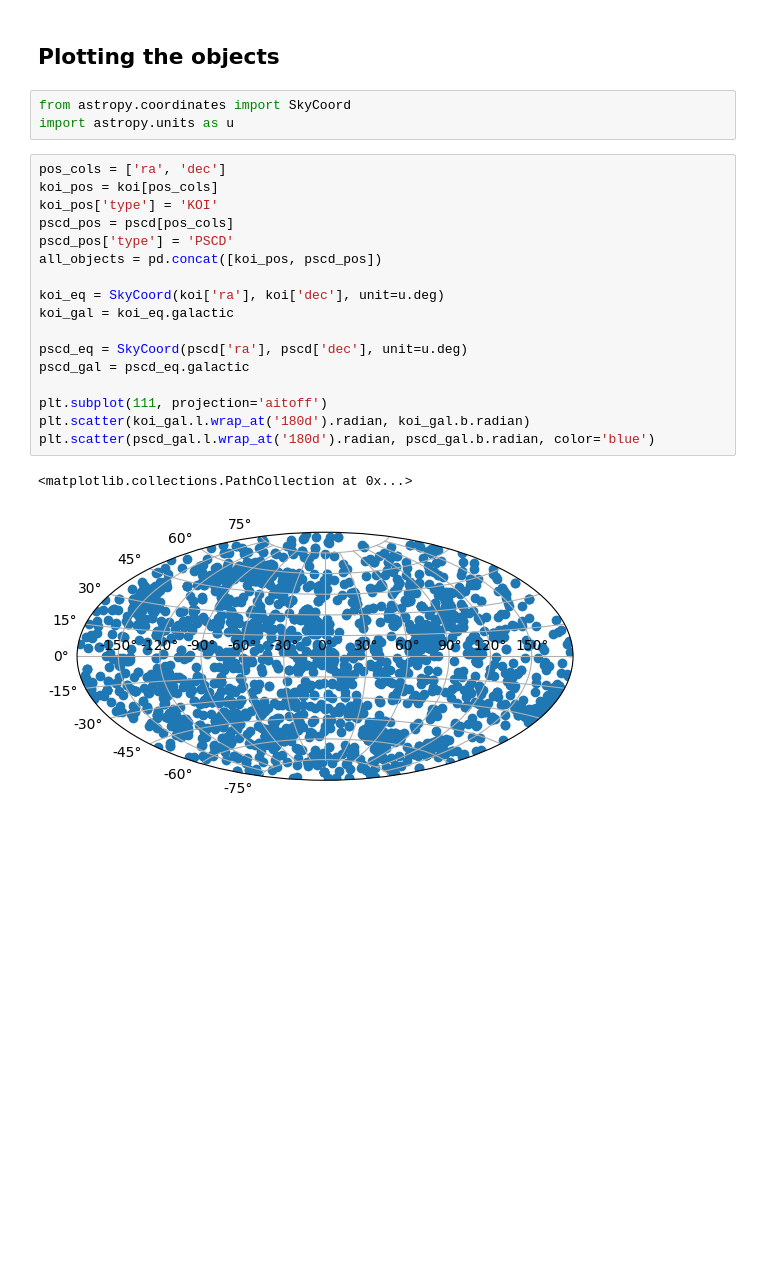
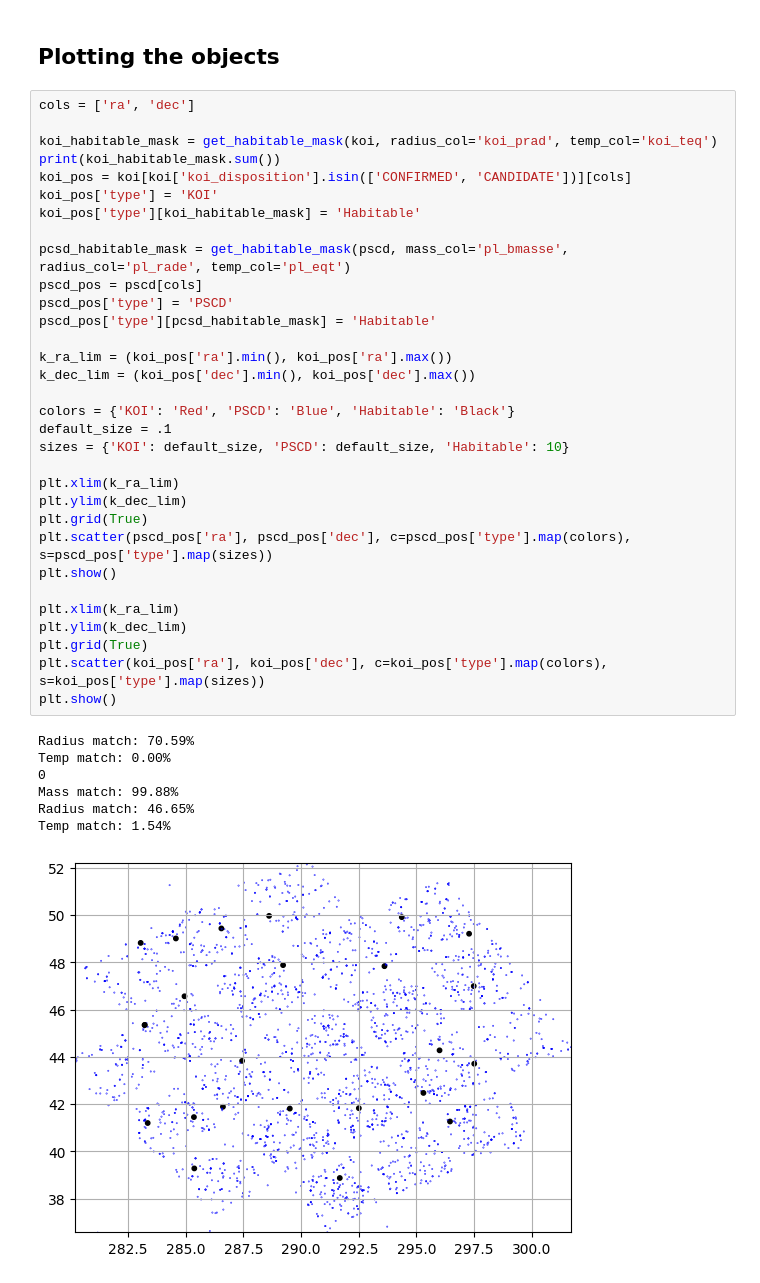
Before and after one commit to Jakkaps/data_c200-grad-project, a Jupyter notebook: analysis/eda.ipynb, the cells around one changed output. Cells and saved outputs as stored; diff of their text form; blank space fills up the shorter version.

```diff
--- a/analysis/eda.ipynb
+++ b/analysis/eda.ipynb
@@ -116,25 +82,42 @@ Temp match: 6.40%
 # %% [markdown]
 ## Plotting the objects
-# %%
-from astropy.coordinates import SkyCoord
-import astropy.units as u
-# %%
-pos_cols = ['ra', 'dec']
-koi_pos = koi[pos_cols]
-koi_pos['type'] = 'KOI'
-pscd_pos = pscd[pos_cols]
-pscd_pos['type'] = 'PSCD'
-all_objects = pd.concat([koi_pos, pscd_pos])
-
-koi_eq = SkyCoord(koi['ra'], koi['dec'], unit=u.deg)
-koi_gal = koi_eq.galactic
-
-pscd_eq = SkyCoord(pscd['ra'], pscd['dec'], unit=u.deg)
-pscd_gal = pscd_eq.galactic
-
-plt.subplot(111, projection='aitoff')
-plt.scatter(koi_gal.l.wrap_at('180d').radian, koi_gal.b.radian)
-plt.scatter(pscd_gal.l.wrap_at('180d').radian, pscd_gal.b.radian, color='blue')
-# %% [output]
-<matplotlib.collections.PathCollection at 0x...>
-[figure, removed]
+# %%
+cols = ['ra', 'dec']
+
+koi_habitable_mask = get_habitable_mask(koi, radius_col='koi_prad', temp_col='koi_teq')
+print(koi_habitable_mask.sum())
+koi_pos = koi[koi['koi_disposition'].isin(['CONFIRMED', 'CANDIDATE'])][cols]
+koi_pos['type'] = 'KOI'
+koi_pos['type'][koi_habitable_mask] = 'Habitable'
+
+pcsd_habitable_mask = get_habitable_mask(pscd, mass_col='pl_bmasse', radius_col='pl_rade', temp_col='pl_eqt')
+pscd_pos = pscd[cols]
+pscd_pos['type'] = 'PSCD'
+pscd_pos['type'][pcsd_habitable_mask] = 'Habitable'
+
+k_ra_lim = (koi_pos['ra'].min(), koi_pos['ra'].max())
+k_dec_lim = (koi_pos['dec'].min(), koi_pos['dec'].max())
+
+colors = {'KOI': 'Red', 'PSCD': 'Blue', 'Habitable': 'Black'}
+default_size = .1
+sizes = {'KOI': default_size, 'PSCD': default_size, 'Habitable': 10}
+
+plt.xlim(k_ra_lim)
+plt.ylim(k_dec_lim)
+plt.grid(True)
+plt.scatter(pscd_pos['ra'], pscd_pos['dec'], c=pscd_pos['type'].map(colors), s=pscd_pos['type'].map(sizes))
+plt.show()
+
+plt.xlim(k_ra_lim)
+plt.ylim(k_dec_lim)
+plt.grid(True)
+plt.scatter(koi_pos['ra'], koi_pos['dec'], c=koi_pos['type'].map(colors), s=koi_pos['type'].map(sizes))
+plt.show()
+# %% [output]
+Radius match: 70.59%
+Temp match: 0.00%
+0
+Mass match: 99.88%
+Radius match: 46.65%
+Temp match: 1.54%
+[figure, added]
```
Also changed, not shown: parts of 12 cells of this notebook, 4 other files.
